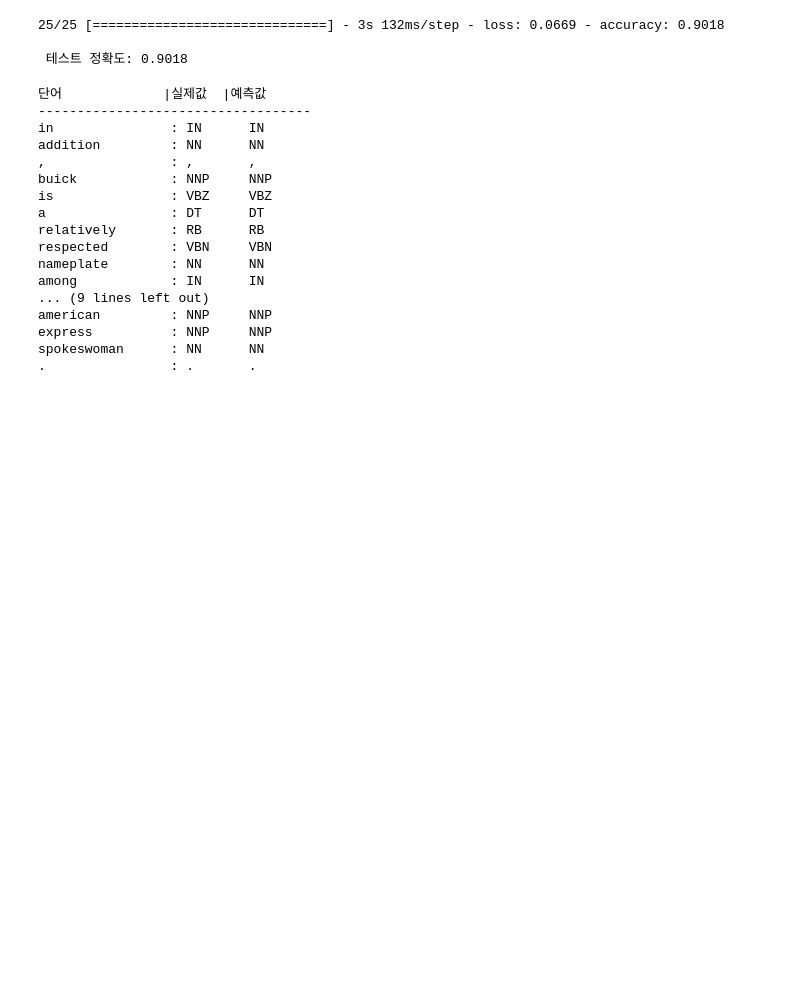
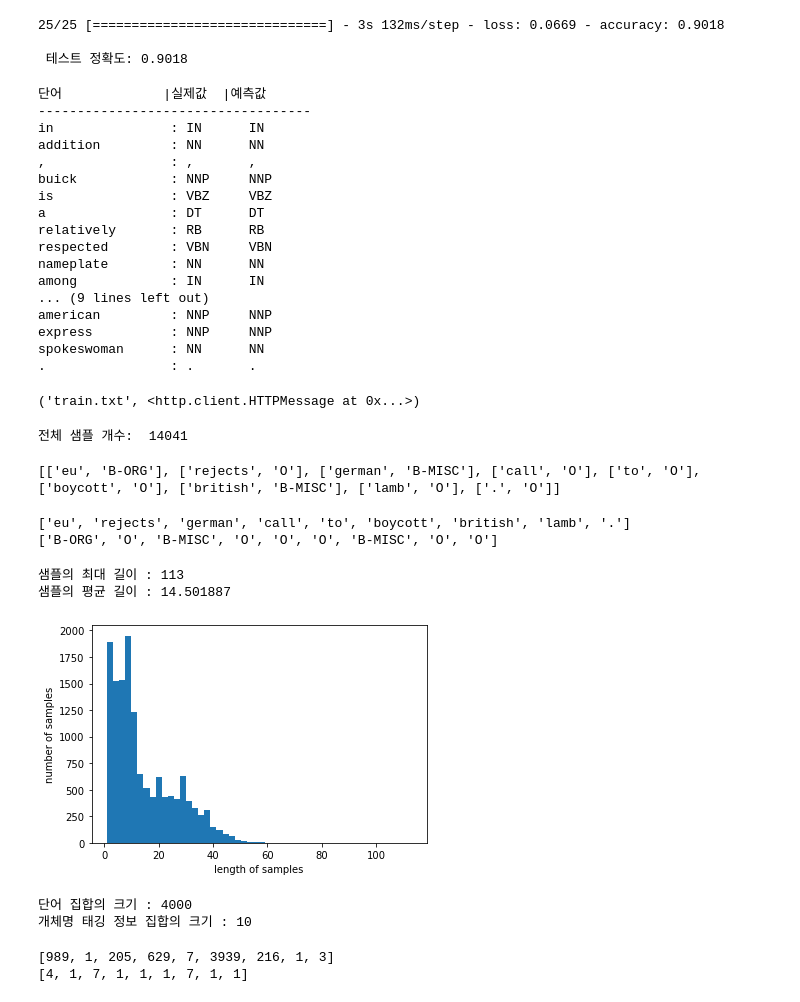
Before and after one commit to ChoiJongman22/NLP_DATA_AI, a Jupyter notebook: 1. 자연어처리패키지/13. 태깅작업.ipynb, the cells around one changed output. Saved outputs shown, nothing was run; the diff lists cells and outputs as text; code cells hidden in the pictures; blank space fills up the shorter version.

```diff
--- a/1. 자연어처리패키지/13. 태깅작업.ipynb
+++ b/1. 자연어처리패키지/13. 태깅작업.ipynb
@@ -161,3 +161,66 @@ american         : NNP     NNP
 express          : NNP     NNP
 spokeswoman      : NN      NN
 .                : .       .
+# %%
+#개체명 인식
+#데이터 로드
+import urllib.request
+urllib.request.urlretrieve("https://raw.githubusercontent.com/Franck-Dernoncourt/NeuroNER/master/neuroner/data/conll2003/en/train.txt", filename="train.txt")
+# %% [output]
+('train.txt', <http.client.HTTPMessage at 0x...>)
+# %%
+#데이터 전처리
+import re
+%matplotlib inline
+import matplotlib.pyplot as plt
+from tensorflow.keras.preprocessing.text import Tokenizer
+from tensorflow.keras.preprocessing.sequence import pad_sequences
+from tensorflow.keras.utils import to_categorical
+from sklearn.model_selection import train_test_split
+import numpy as np
+
+f = open('train.txt', 'r')
+tagged_sentences = []
+sentence = []
+
+for line in f:
+    if len(line)==0 or line.startswith('-DOCSTART') or line[0]=="\n":
+        if len(sentence) > 0:
+            tagged_sentences.append(sentence)
+            sentence = []
+        continue
+    splits = line.split(' ') # 공백을 기준으로 속성을 구분한다.
+    splits[-1] = re.sub(r'\n', '', splits[-1]) # 줄바꿈 표시 \n을 제거한다.
+    word = splits[0].lower() # 단어들은 소문자로 바꿔서 저장한다.
+    sentence.append([word, splits[-1]]) # 단어와 개체명 태깅만 기록한다.
+
+print("전체 샘플 개수: ", len(tagged_sentences)) # 전체 샘플의 개수 출력
+# %% [output]
+전체 샘플 개수:  14041
+# %%
+print(tagged_sentences[0]) # 첫번째 샘플 출력
+# %% [output]
+[['eu', 'B-ORG'], ['rejects', 'O'], ['german', 'B-MISC'], ['call', 'O'], ['to', 'O'], ['boycott', 'O'], ['british', 'B-MISC'], ['lamb', 'O'], ['.', 'O']]
+# %%
+sentences, ner_tags = [], []
+for tagged_sentence in tagged_sentences: # 14,041개의 문장 샘플을 1개씩 불러온다.
+    sentence, tag_info = zip(*tagged_sentence) # 각 샘플에서 단어들은 sentence에 개체명 태깅 정보들은 tag_info에 저장.
+    sentences.append(list(sentence)) # 각 샘플에서 단어 정보만 저장한다.
+    ner_tags.append(list(tag_info)) # 각 샘플에서 개체명 태깅 정보만 저장한다.
+# %%
+print(sentences[0])
+print(ner_tags[0])
+# %% [output]
+['eu', 'rejects', 'german', 'call', 'to', 'boycott', 'british', 'lamb', '.']
+['B-ORG', 'O', 'B-MISC', 'O', 'O', 'O', 'B-MISC', 'O', 'O']
+# %%
+print('샘플의 최대 길이 : %d' % max(len(l) for l in sentences))
+print('샘플의 평균 길이 : %f' % (sum(map(len, sentences))/len(sentences)))
+plt.hist([len(s) for s in sentences], bins=50)
+plt.xlabel('length of samples')
+plt.ylabel('number of samples')
+plt.show()
+# %% [output]
+샘플의 최대 길이 : 113
+샘플의 평균 길이 : 14.501887
+[figure, added]
@@ -163,0 +234,8 @@ spokeswoman      : NN      NN
+# %%
+vocab_size = max_words
+tag_size = len(tar_tokenizer.word_index) + 1
+print('단어 집합의 크기 : {}'.format(vocab_size))
+print('개체명 태깅 정보 집합의 크기 : {}'.format(tag_size))
+# %% [output]
+단어 집합의 크기 : 4000
+개체명 태깅 정보 집합의 크기 : 10
@@ -163,0 +245,6 @@ spokeswoman      : NN      NN
+# %%
+print(X_train[0])
+print(y_train[0])
+# %% [output]
+[989, 1, 205, 629, 7, 3939, 216, 1, 3]
+[4, 1, 7, 1, 1, 1, 7, 1, 1]
```
Also changed, not shown: parts of 16 cells of this notebook, 4 other files.
